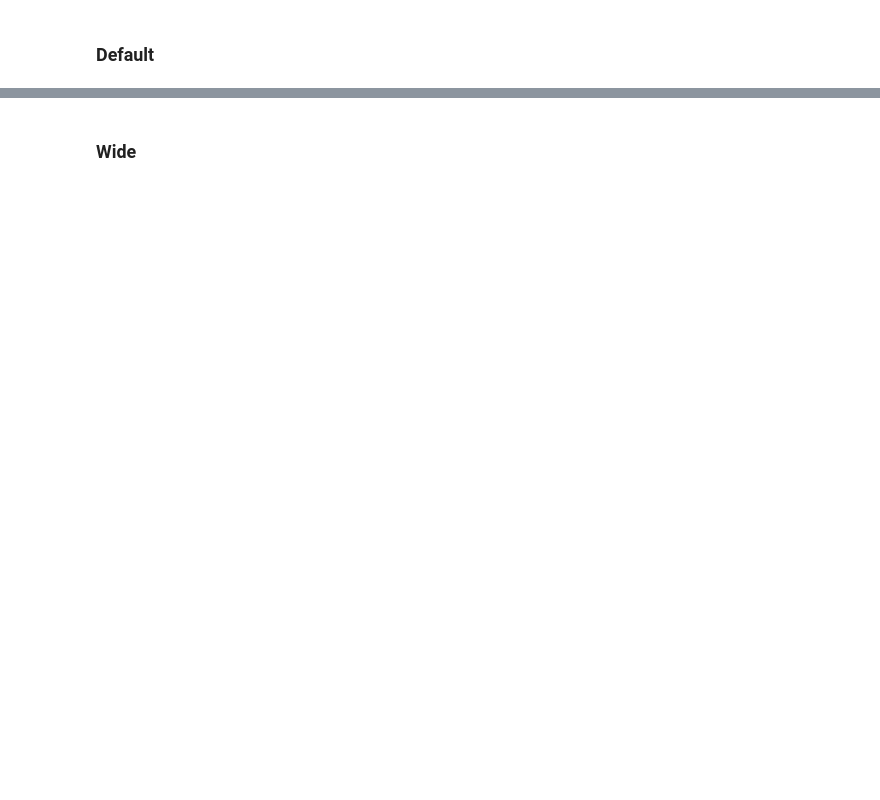
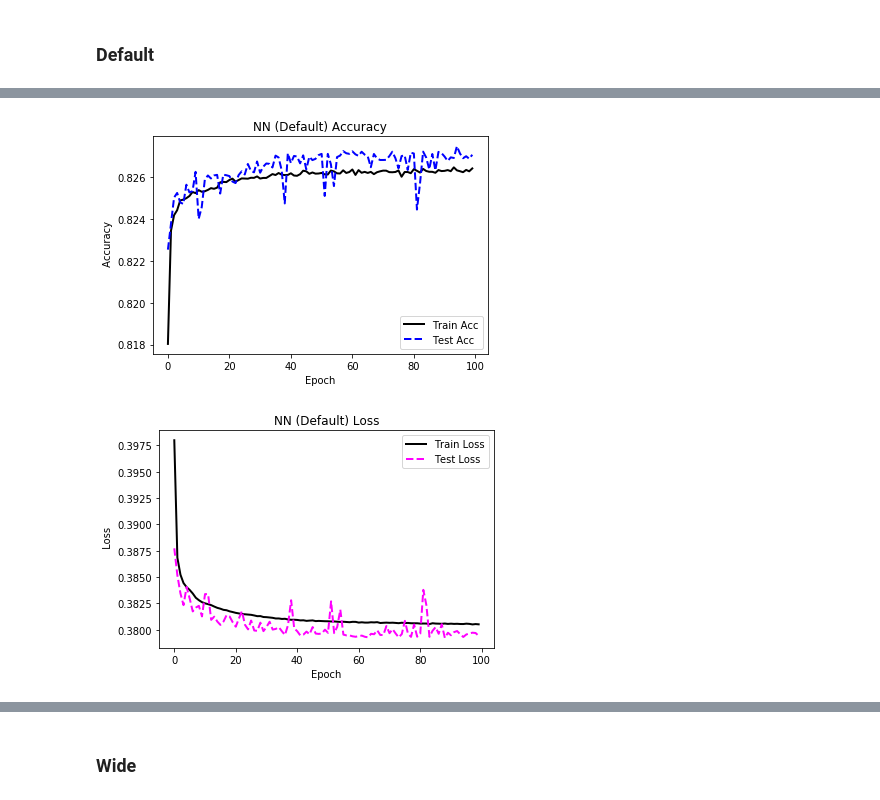
Before and after one commit to dukeatlas/trtmachana, a Jupyter notebook: mepland_notebooks/svm_nn.ipynb, the cells around one changed output, grey strips where cells are left out. Cells and saved outputs as stored; diff of their text form; code cells hidden in the pictures; blank space fills up the shorter version.

```diff
--- a/mepland_notebooks/svm_nn.ipynb
+++ b/mepland_notebooks/svm_nn.ipynb
@@ -113,7 +125,7 @@ svm1 = svm.SVC(#C=1.0, #kernel='rbf', #tol=0.001, #gamma='auto',
 # train
 time_svm1_start = datetime.now()
 
-svm1.fit(X_train,y_train);
+svm1.fit(X_train[:svm_m],y_train[:svm_m]);
 
 time_svm1_stop = datetime.now()
 print("svm1 training elapsed time: %s" % (strfdelta(time_svm1_stop-time_svm1_start, "{hours} hours, {minutes} minutes, {seconds} seconds")))
@@ -159,5 +196,9 @@ print("model_default training elapsed time: %s" % (strfdelta(time_model_default_
 # %%
-plot_acc_loss_vs_epoch(hist_model_default, 'NN (Default)', 'nn_default', output_path)
+plot_acc_loss_vs_epoch(hist_model_default, 'NN (Default)', 'nn_default', output_path, True, False)
+plot_acc_loss_vs_epoch(hist_model_default, 'NN (Default)', 'nn_default', output_path, False, True)
+# %% [output]
+[figure, added]
+[figure, added]
 # %%
 # evaluate model_default
 print("model_default %s: %.2f%%" % (model_default.metrics_names[1], model_default.evaluate(X_test,y_test,verbose=0)[1]*100))
```
Also changed, not shown: parts of 19 cells of this notebook, 1 other file.
